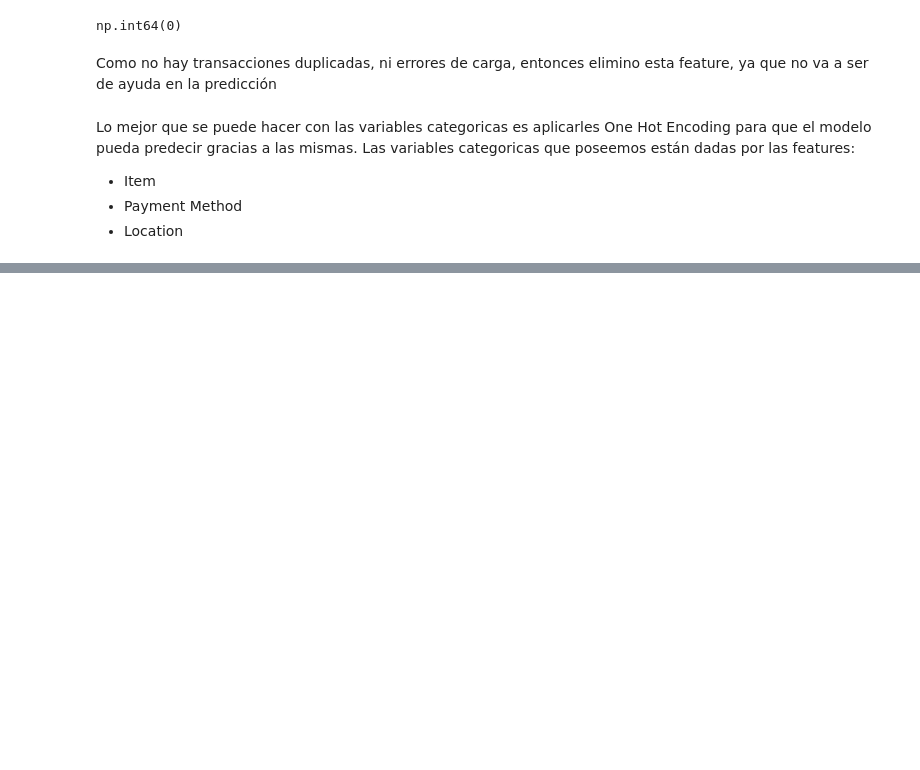
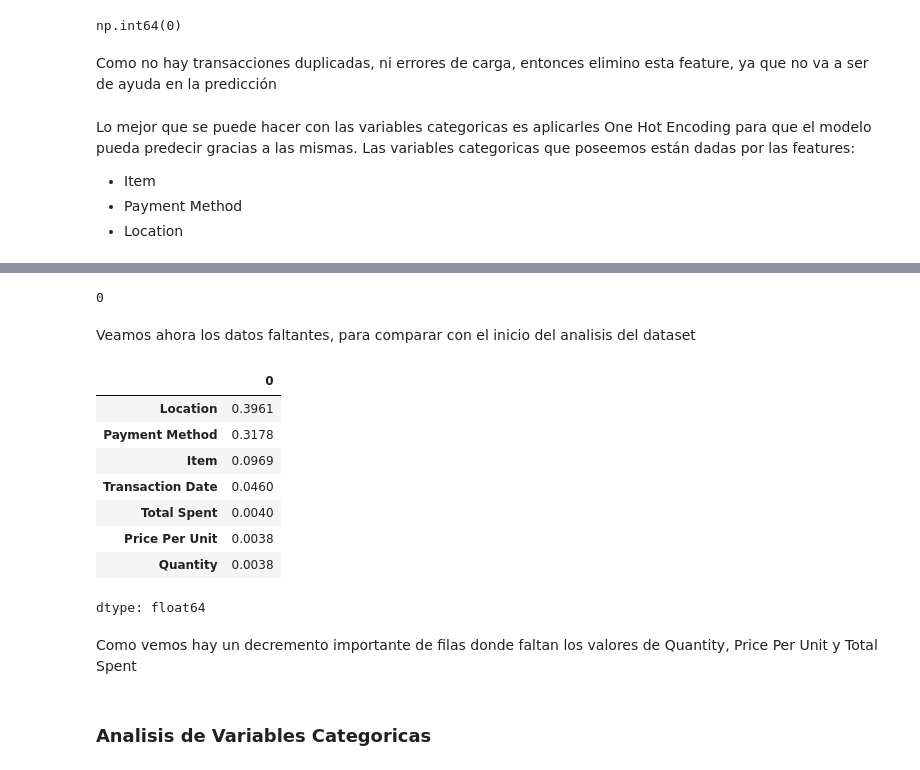
Before and after one commit to MauricioLlugdar/CoffeeShop-Sales, a Jupyter notebook: 01_CoffeeShopSales_Analysis_Exploration_Cleaning.ipynb, the cells around one changed output, grey strips where cells are left out. Drawn from its saved outputs; the diff is of its cells as text; code cells hidden in the pictures; blank space fills up the shorter version.

```diff
--- a/01_CoffeeShopSales_Analysis_Exploration_Cleaning.ipynb
+++ b/01_CoffeeShopSales_Analysis_Exploration_Cleaning.ipynb
@@ -144,0 +249,4 @@ Lo mejor que se puede hacer con las variables categoricas es aplicarles One Hot
+# %%
+mask_quantity = df['Quantity'].isna() & df["Total Spent"].notna() & df['Price Per Unit'].notna()
+
+print(df.loc[mask_quantity].head())
@@ -144,0 +269,5 @@ Lo mejor que se puede hacer con las variables categoricas es aplicarles One Hot
+# %%
+df.loc[mask_quantity, "Quantity"] = df['Total Spent'] * (1/df['Price Per Unit'])
+
+mask_quantity = df['Quantity'].isna() & df["Total Spent"].notna() & df['Price Per Unit'].notna()
+print(mask_quantity.sum())
@@ -144,0 +280,4 @@ Lo mejor que se puede hacer con las variables categoricas es aplicarles One Hot
+# %%
+mask_ppp = df['Price Per Unit'].isna() & df["Total Spent"].notna() & df['Quantity'].notna()
+
+print(df.loc[mask_ppp].head())
@@ -144,0 +298,25 @@ Lo mejor que se puede hacer con las variables categoricas es aplicarles One Hot
+# %%
+df.loc[mask_ppp, "Price Per Unit"] = df['Total Spent'] * (1/df['Quantity'])
+
+mask_ppp = df['Price Per Unit'].isna() & df["Total Spent"].notna() & df['Quantity'].notna()
+print(mask_ppp.sum())
+# %% [output]
+0
+# %% [markdown]
+Veamos ahora los datos faltantes, para comparar con el inicio del analisis del dataset
+# %%
+df.isna().mean().sort_values(ascending=False)
+# %% [output]
+|  | 0 |
+| Location | 0.3961 |
+| Payment Method | 0.3178 |
+| Item | 0.0969 |
+| Transaction Date | 0.0460 |
+| Total Spent | 0.0040 |
+| Price Per Unit | 0.0038 |
+| Quantity | 0.0038 |
+dtype: float64
+# %% [markdown]
+Como vemos hay un decremento importante de filas donde faltan los valores de Quantity, Price Per Unit y Total Spent
+# %% [markdown]
+### Analisis de Variables Categoricas
```
Also changed, not shown: parts of 21 cells of this notebook.
